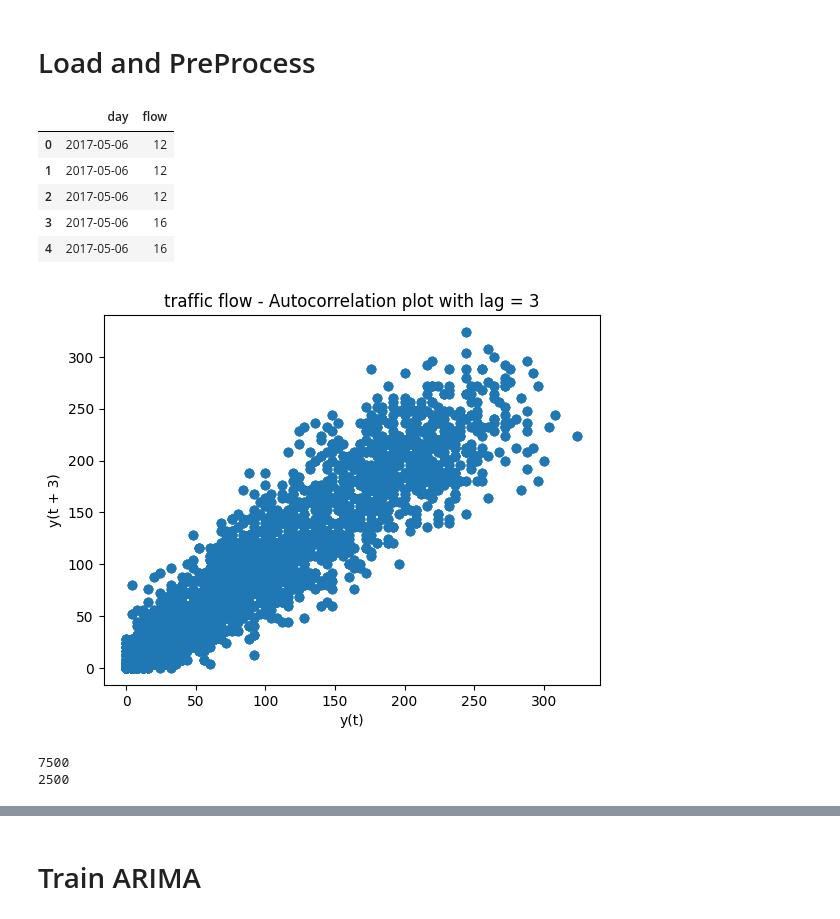
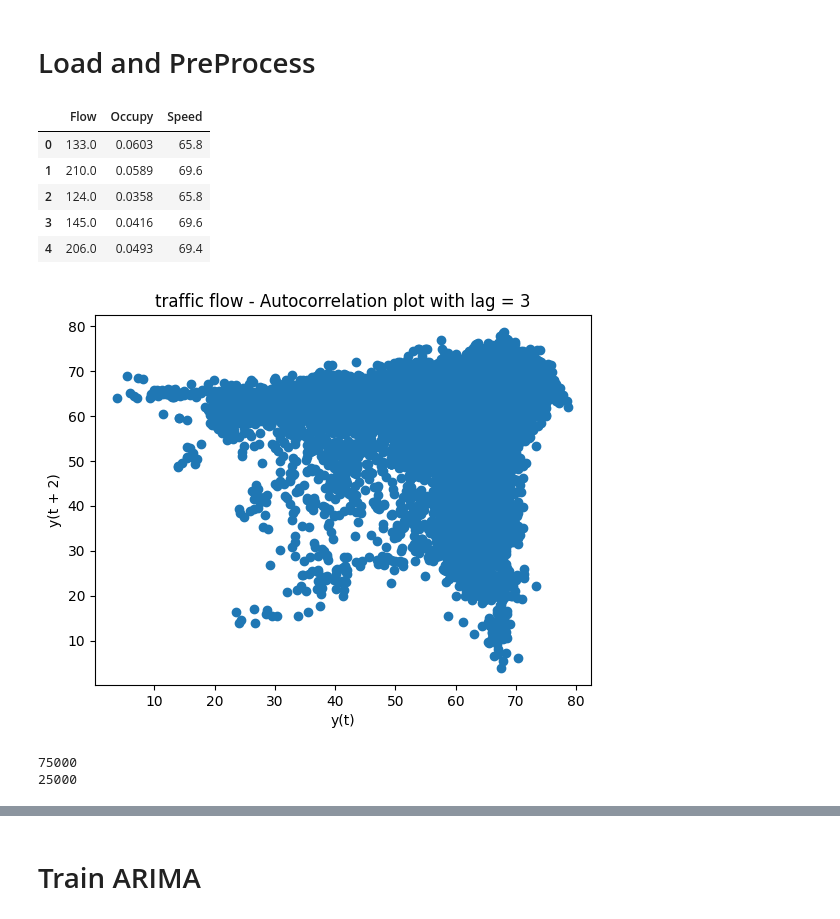
Before and after one commit to fredrikkortet/mt-hh, a Jupyter notebook: ARIMA.ipynb, the cells around one changed output, grey strips where cells are left out. Drawn from its saved outputs; the diff is of its cells as text; code cells hidden in the pictures.

```diff
--- a/ARIMA.ipynb
+++ b/ARIMA.ipynb
@@ -18,16 +42,16 @@ from statsmodels.tools.eval_measures import rmse
 # %% [markdown]
 # Load and PreProcess
 # %%
-data = pd.read_csv('data/utd19_u.csv', nrows = 10000,usecols = ['day','flow'])
+data = pd.read_csv('data/PMS_data.csv',nrows=100000)
 # %%
 data.head()
 # %% [output]
-|  | day | flow |
-| 0 | 2017-05-06 | 12 |
-| 1 | 2017-05-06 | 12 |
-| 2 | 2017-05-06 | 12 |
-| 3 | 2017-05-06 | 16 |
-| 4 | 2017-05-06 | 16 |
+|  | Flow | Occupy | Speed |
+| 0 | 133.0 | 0.0603 | 65.8 |
+| 1 | 210.0 | 0.0589 | 69.6 |
+| 2 | 124.0 | 0.0358 | 65.8 |
+| 3 | 145.0 | 0.0416 | 69.6 |
+| 4 | 206.0 | 0.0493 | 69.4 |
 # %%
 ratio = 0.75
 
@@ -37,16 +61,15 @@ train_set = data[0:train_size]
 test_set = data[train_size:]
 # %%
 plt.figure()
-lag_plot(data['flow'], lag=3)
+lag_plot(data['Speed'], lag=2)
 plt.title('traffic flow - Autocorrelation plot with lag = 3')
-plt.savefig("Corrolation.png")
 plt.show()
 # %% [output]
-[figure, old version]
+[figure, new version]
 # %%
 print(len(train_set))
 print(len(test_set))
 # %% [output]
-7500
-2500
+75000
+25000
 # %%
```
Also changed, not shown: parts of 14 cells of this notebook.
